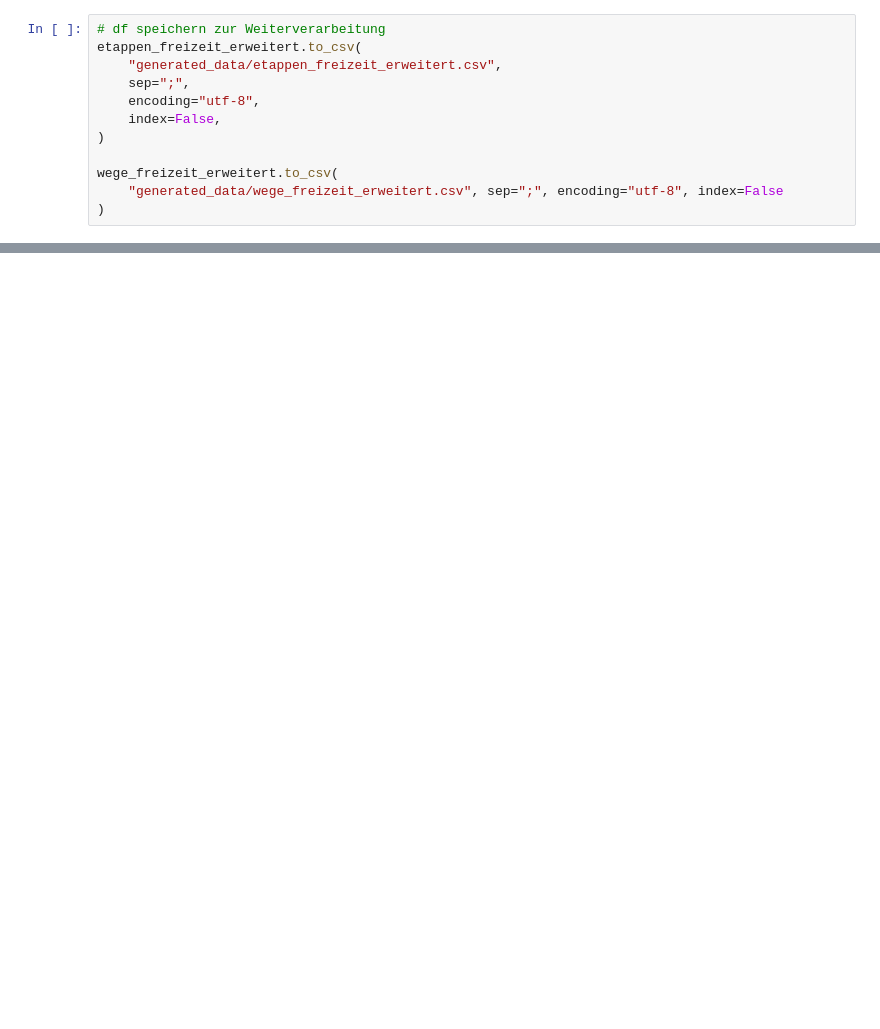
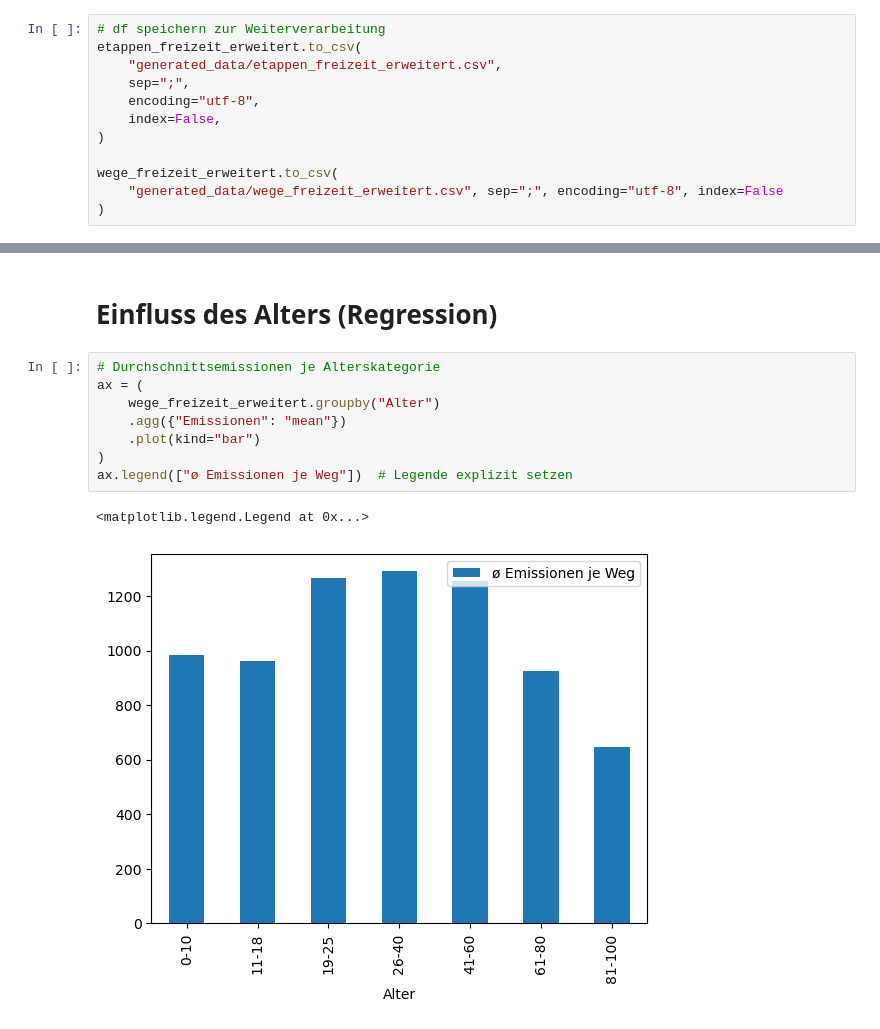
Before and after one commit to larissa-marti/ANM_Gruppe_Y, a Jupyter notebook: merge_wege_zielperson.ipynb, the cells around one changed output, grey strips where cells are left out. Cells and saved outputs as stored; diff of their text form; blank space fills up the shorter version.

```diff
--- a/merge_wege_zielperson.ipynb
+++ b/merge_wege_zielperson.ipynb
@@ -790,3 +811,16 @@ def plot_beschäftigungsgrad(Freizeitaktivität=wege_freizeit_erweitert["Freizei
     plt.show()
 # %% [output]
 interactive(children=(Dropdown(description='Freizeitaktivität', options=('Gastronomiebesuch', 'Einkaufsbummel …
+# %% [markdown]
+# Einfluss des Alters (Regression)
+# %%
+# Durchschnittsemissionen je Alterskategorie
+ax = (
+    wege_freizeit_erweitert.groupby("Alter")
+    .agg({"Emissionen": "mean"})
+    .plot(kind="bar")
+)
+ax.legend(["ø Emissionen je Weg"])  # Legende explizit setzen
+# %% [output]
+<matplotlib.legend.Legend at 0x...>
+[figure, added]
```
Also changed, not shown: parts of 20 cells of this notebook, 5 other files.
